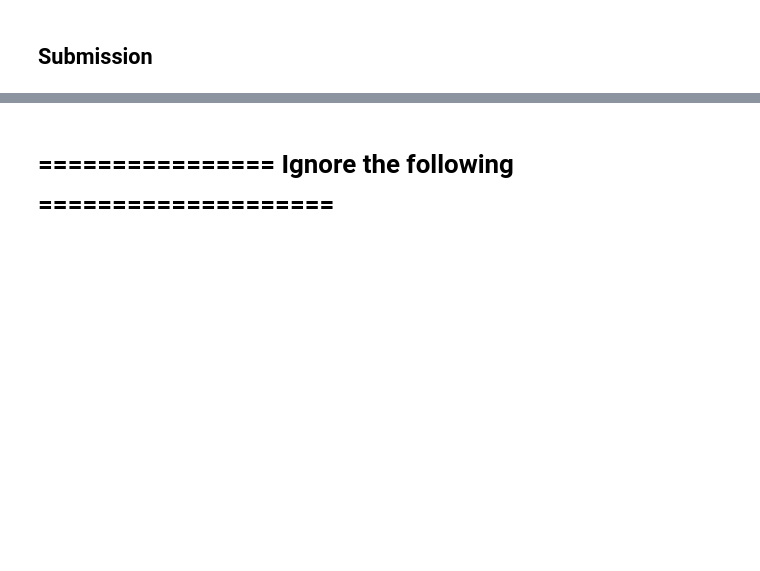
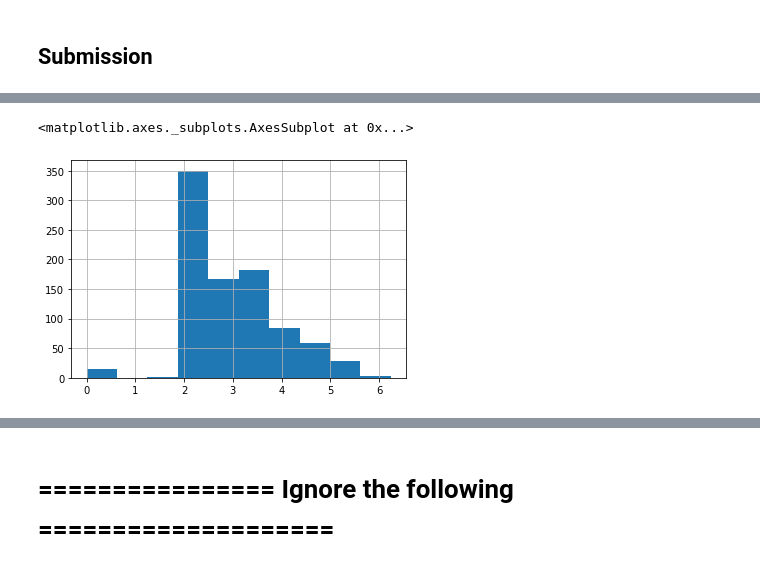
Before and after one commit to espoma/Kaggle_Titanic, a Jupyter notebook: Kaggle_Titanic.ipynb, the cells around one changed output, grey strips where cells are left out. Saved outputs shown, nothing was run; the diff lists cells and outputs as text; code cells hidden in the pictures; blank space fills up the shorter version.

```diff
--- a/Kaggle_Titanic.ipynb
+++ b/Kaggle_Titanic.ipynb
@@ -266,0 +449,5 @@ ValueError: X.shape[1] = 19 should be equal to 27, the number of features at tra
+# %%
+np.log1p(data.Fare).hist()
+# %% [output]
+<matplotlib.axes._subplots.AxesSubplot at 0x...>
+[figure, added]
```
Also changed, not shown: parts of 33 cells of this notebook, 5 other files.
